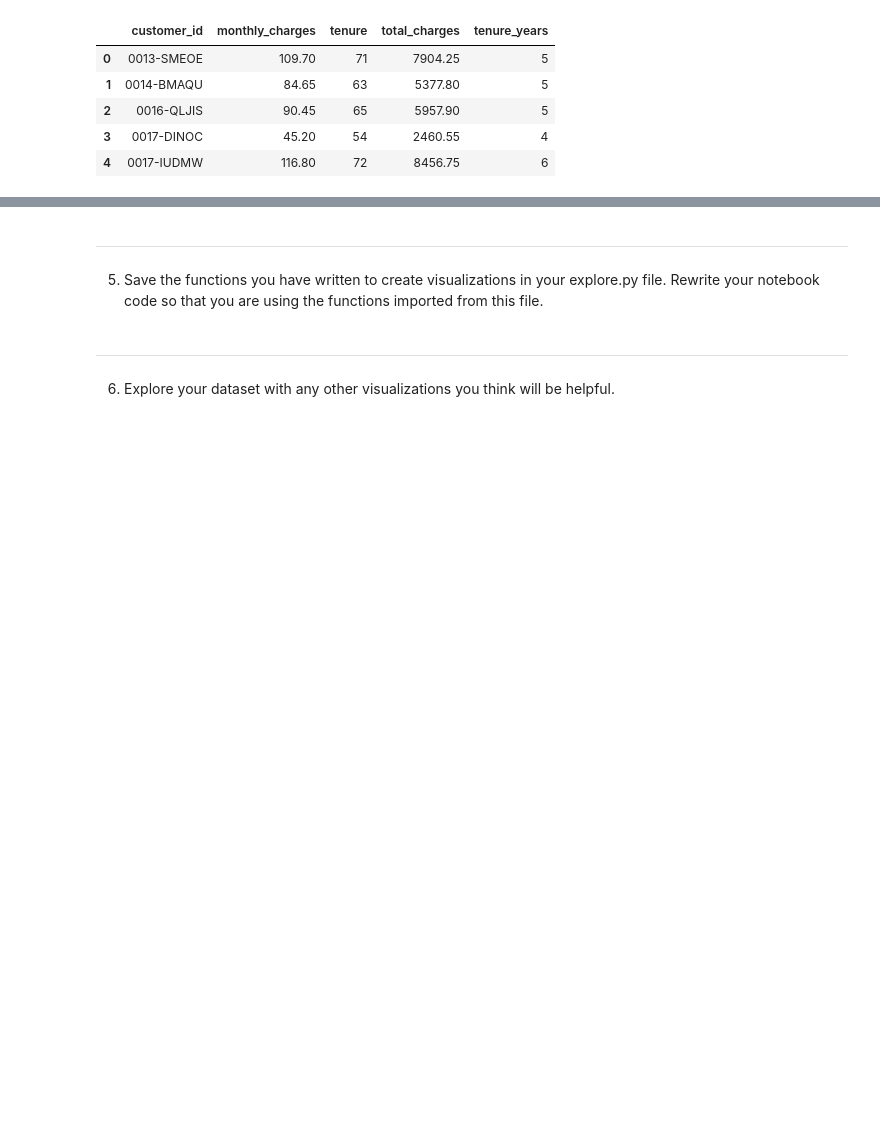
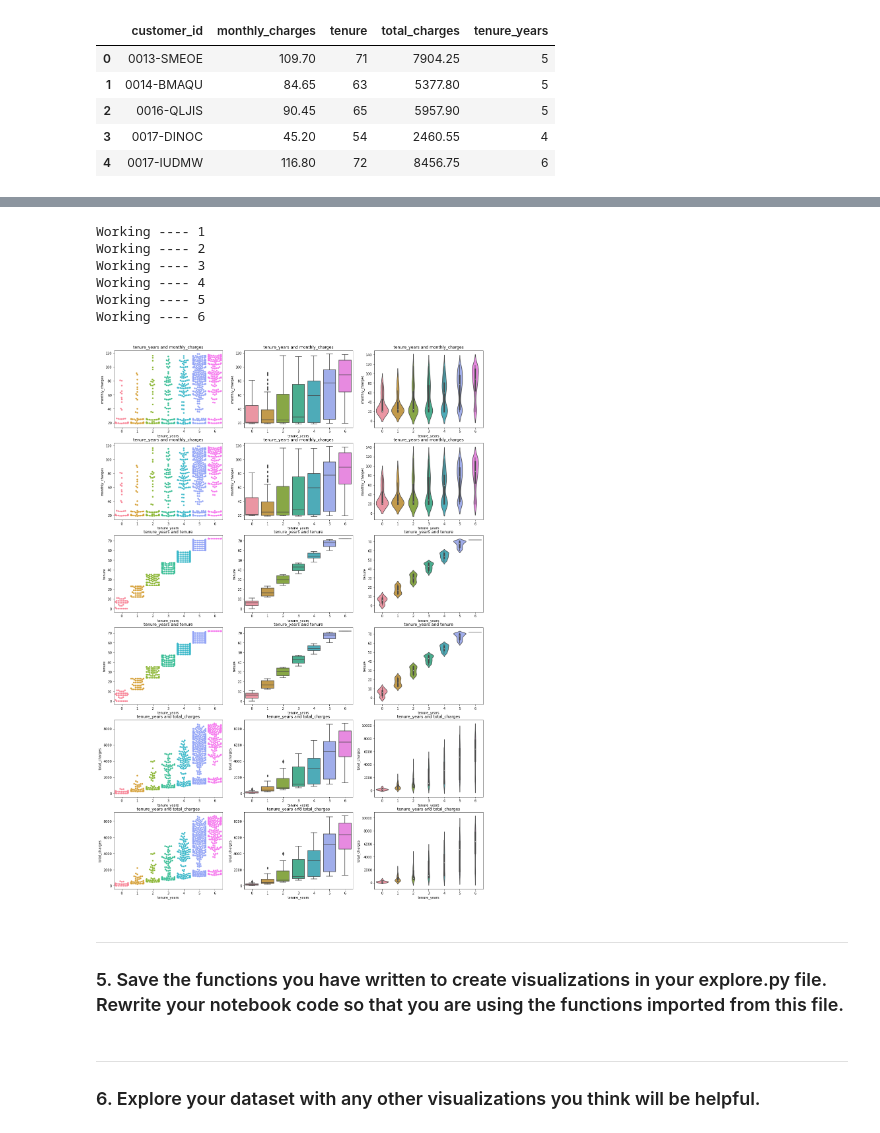
Before and after one commit to HeatherOrtegaMcMillan/regression-exercises, a Jupyter notebook: exploration.ipynb, the cells around one changed output, grey strips where cells are left out. Saved outputs shown, nothing was run; the diff lists cells and outputs as text; code cells hidden in the pictures; blank space fills up the shorter version.

Commit message:
update notebook with more exercises finished

```diff
--- a/exploration.ipynb
+++ b/exploration.ipynb
@@ -207,4 +302,17 @@ tester.head()
+# %%
+# example with more than one categorical variable
+cat_vars = ['tenure_years', 'tenure_years']
+cont_vars = var_names
+plot_cat_and_cont(train, cat_vars, cont_vars)
+# %% [output]
+Working ---- 1
+Working ---- 2
+Working ---- 3
+Working ---- 4
+Working ---- 5
+Working ---- 6
+[figure, added]
 # %% [markdown]
 <hr style="border-top: 10px groove darkmagenta; margin-top: 1px; margin-bottom: 1px"></hr>
 
-5. Save the functions you have written to create visualizations in your explore.py file. Rewrite your notebook code so that you are using the functions imported from this file.
+### 5. Save the functions you have written to create visualizations in your explore.py file. Rewrite your notebook code so that you are using the functions imported from this file.
@@ -211,7 +321,7 @@ tester.head()
 # %% [markdown]
 <hr style="border-top: 10px groove darkmagenta; margin-top: 1px; margin-bottom: 1px"></hr>
 
-6. Explore your dataset with any other visualizations you think will be helpful.
+### 6. Explore your dataset with any other visualizations you think will be helpful.
 # %% [markdown]
 <hr style="border-top: 10px groove darkmagenta; margin-top: 1px; margin-bottom: 1px"></hr>
 
```
Also changed, not shown: parts of 17 cells of this notebook.
